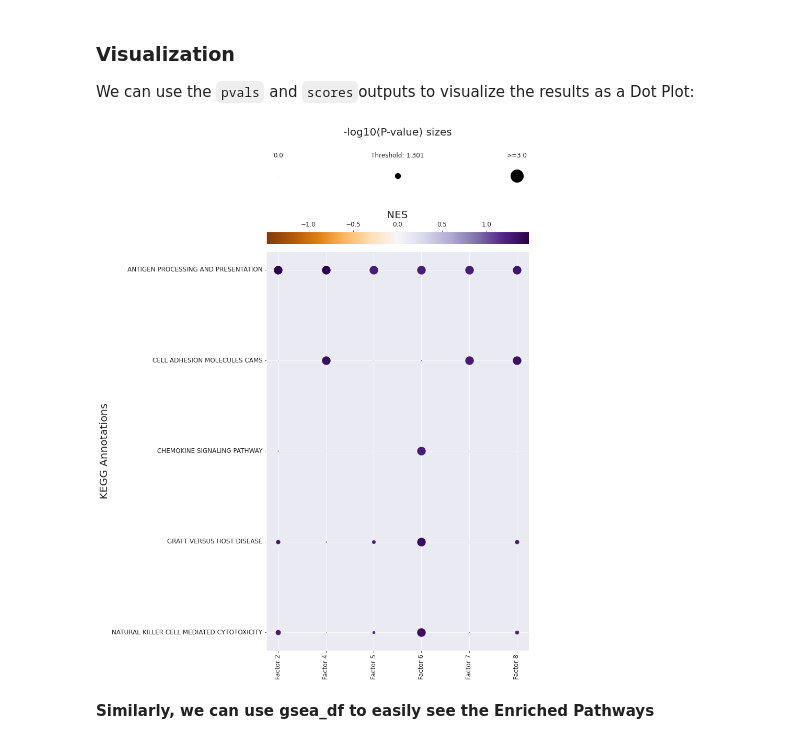
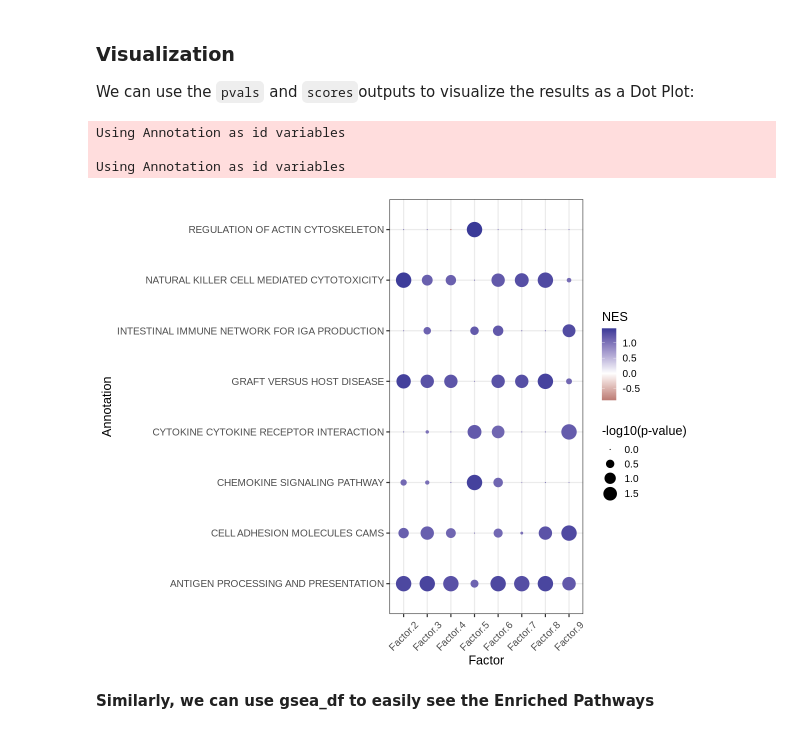
Before and after one commit to saezlab/ccc_protocols, a Jupyter notebook: notebooks/ccc_R/06-Functional-Footprinting.ipynb, the cells around one changed output. Drawn from its saved outputs; the diff is of its cells as text; code cells hidden in the pictures.

```diff
--- a/notebooks/ccc_R/06-Functional-Footprinting.ipynb
+++ b/notebooks/ccc_R/06-Functional-Footprinting.ipynb
@@ -114,22 +107,40 @@ Wall time: 9.54 s
 ### Visualization
 
 We can use the `pvals` and `scores`outputs to visualize the results as a Dot Plot:
-# %%
-with sns.axes_style("darkgrid"):
-    dotplot = c2c.plotting.pval_plot.generate_dot_plot(pval_df=pvals,
-                                                       score_df=scores,
-                                                       significance=0.05,
-                                                       xlabel='',
-                                                       ylabel='{} Annotations'.format(pathwaydb),
-                                                       cbar_title='NES',
-                                                       cmap='PuOr',
-                                                       figsize=(9, 18),
-                                                       label_size=20,
-                                                       title_size=20,
-                                                       tick_size=12,
-                                                       filename=output_folder + '/GSEA-Dotplot.pdf'
-                                                      )
-# %% [output]
-[figure, removed]
+# %%
+gsea.dotplot<-function(pval_df, score_df, significance = 0.05, font_size = 15){
+    pval_df <- pval_df[apply(pval_df<significance,1,any), apply(pval_df<significance, 2, any)] %>%
+            mutate_all(function(x) -1*log10(x + 1e-9))
+    score_df <- score_df[rownames(pval_df), colnames(pval_df)]
+    pval_df <- pval_df %>%
+                    tibble::rownames_to_column('Annotation')
+    score_df <- score_df %>%
+                    tibble::rownames_to_column('Annotation')
+
+    viz_df <- cbind(melt(pval_df), melt(score_df)[[3]])
+    names(viz_df) <- c('Annotation', 'Factor', 'Significance', 'NES')
+
+
+    dotplot <- ggplot(viz_df, aes(x = Factor, y = Annotation)) + geom_point(aes(size = Significance, color = NES)) +
+                scale_color_gradient2() + theme_bw(base_size = font_size) +
+                theme(axis.text.x = element_text(angle = 45, vjust = 0.5, hjust=0.5))+
+                       scale_size(range = c(0, 8)) +
+                       guides(size=guide_legend(title="-log10(p-value)"))
+    return(dotplot)
+}
+# %%
+h_ = 8
+w_ = 10
+options(repr.plot.height=h_, repr.plot.width=w_)
+
+dotplot <- gsea.dotplot(pval_df = gsea_res$pvals,
+                       score_df = gsea_res$scores,
+                       significance = 0.05)
+dotplot
+# %% [output]
+Using Annotation as id variables
+
+Using Annotation as id variables
+[figure, added]
 # %% [markdown]
 **Similarly, we can use gsea_df to easily see the Enriched Pathways**
```
Also changed, not shown: parts of 20 cells of this notebook, 3 other files.
